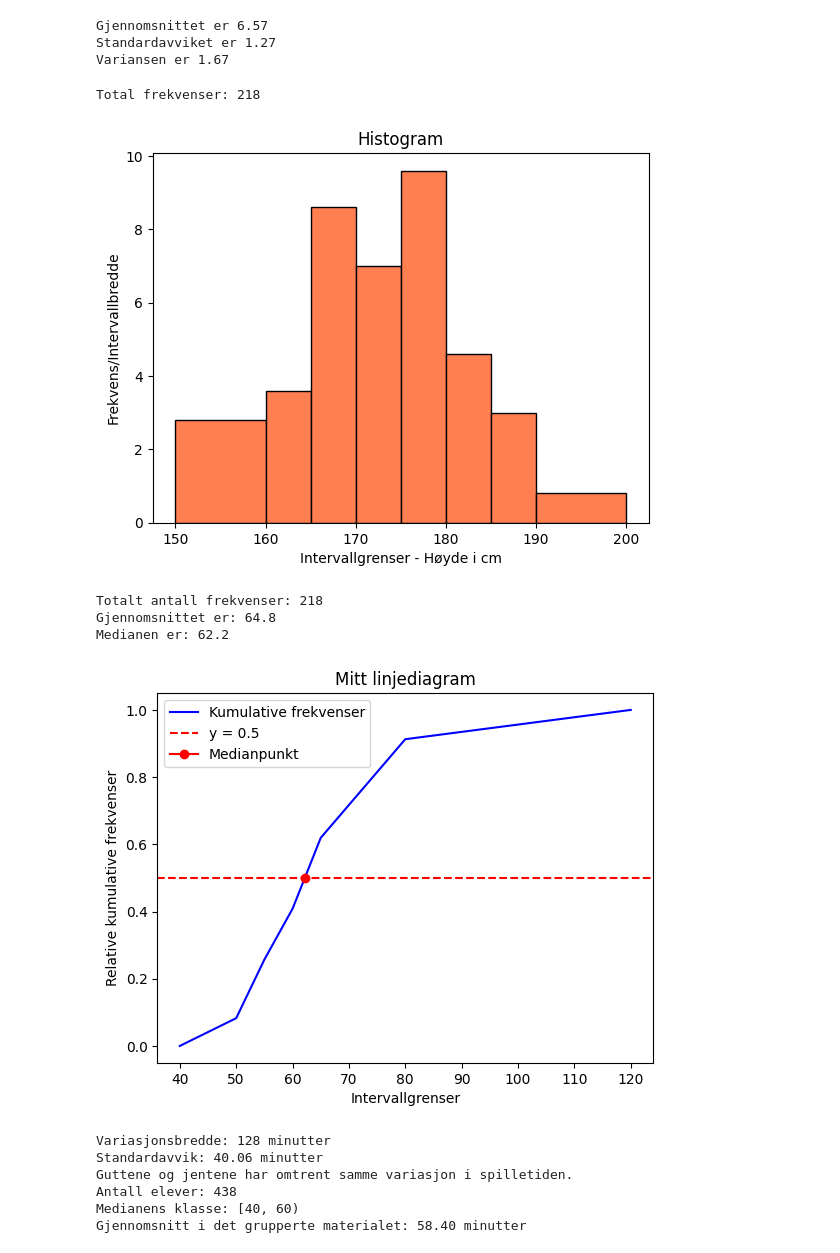
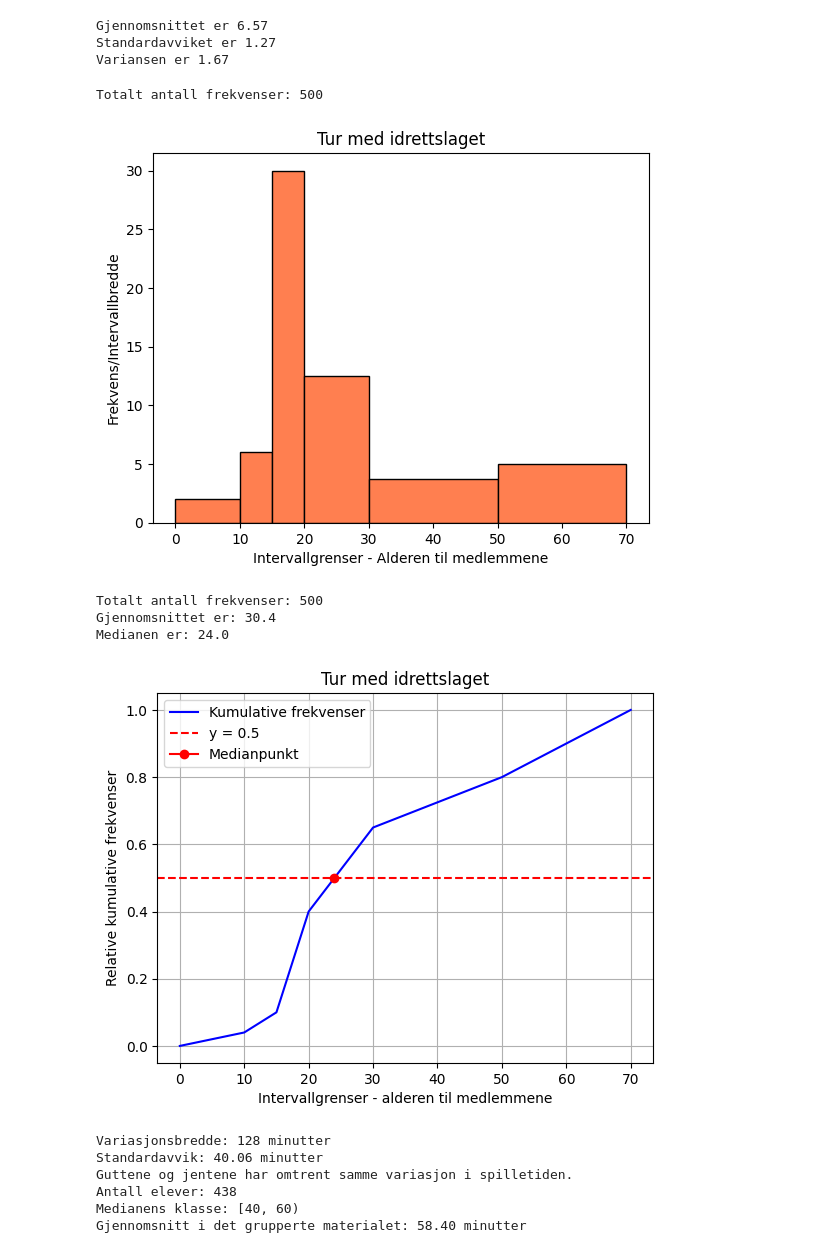
Before and after one commit to hanska91/Matematikk-2P-Y, a Jupyter notebook: Matematikkboka 2P-Y + Litt annet.ipynb, the cells around one changed output. Saved outputs shown, nothing was run; the diff lists cells and outputs as text; code cells hidden in the pictures.

```diff
--- a/Matematikkboka 2P-Y + Litt annet.ipynb
+++ b/Matematikkboka 2P-Y + Litt annet.ipynb
@@ -1887,41 +1921,41 @@ Variansen er 1.67
 # %%
 # Lage histogram
 import matplotlib.pyplot as plt
 
 # Definer dataene
-intervaller = [150, 160, 165, 170, 175, 180, 185, 190, 200]  # Intervallgrensene
-frekvenser = [28, 18, 43, 35, 48, 23, 15, 8]  # Frekvensene
+intervaller = [0, 10, 15, 20, 30, 50, 70]  # Intervallgrensene
+frekvenser = [20, 30, 150, 125, 75, 100]  # Frekvensene
 
 # Regn ut søylehøyder
 soyle_hoyder = []
 for i in range(len(frekvenser)):
     intervall_bredde = intervaller[i+1] - intervaller[i]
     soyle_hoyder.append(frekvenser[i] / intervall_bredde)
 
 # Print ut summen av frekvensene
 total_frekvenser = sum(frekvenser)
 print(f"Totalt antall frekvenser: {total_frekvenser}")
 
 # Plott histogrammet
 plt.bar(intervaller[:-1], soyle_hoyder, width=[intervaller[i+1] - intervaller[i] for i in range(len(frekvenser))], align='edge', edgecolor='black', color='coral')
 
 # Sett label på akser og tittel
-plt.xlabel('Intervallgrenser - Høyde i cm')
+plt.xlabel('Intervallgrenser - Alderen til medlemmene')
 plt.ylabel('Frekvens/Intervallbredde')
-plt.title('Histogram')
+plt.title('Tur med idrettslaget')
 
 # Vis plottet
 plt.show()
 # %% [output]
-Total frekvenser: 218
+Totalt antall frekvenser: 500
-[figure, old version]
+[figure, new version]
 # %%
 # Finne median og gjennomsnitt i ett klassedelt materiale
 import matplotlib.pyplot as plt
 
 # Intervallgrenser og frekvenser
-intervaller = [40, 50, 55, 60, 65, 80, 120]   # Endre disse verdiene til oppgaven din
-frekvenser = [18, 38, 33, 46, 64, 19]         # Endre disse verdiene til oppgaven din
+intervaller = [0, 10, 15, 20, 30, 50, 70]  # Intervallgrensene
+frekvenser = [20, 30, 150, 125, 75, 100]  # Frekvensene
 
 # Finn midtpunktene
 midtpunkter = [(intervaller[i] + intervaller[i+1]) / 2 for i in range(len(intervaller)-1)]
@@ -1972,17 +2006,18 @@ for i in range(len(rel_cumulative_freq)-1):
         break
 
 # Legg til en overskrift
-plt.title("Mitt linjediagram")
-plt.xlabel("Intervallgrenser")
+plt.title("Tur med idrettslaget")
+plt.xlabel("Intervallgrenser - alderen til medlemmene")
 plt.ylabel("Relative kumulative frekvenser")
 plt.legend()
+plt.grid(True)
 print("Medianen er:", round(x, 1))
 plt.show()
 # %% [output]
-Totalt antall frekvenser: 218
-Gjennomsnittet er: 64.8
-Medianen er: 62.2
+Totalt antall frekvenser: 500
+Gjennomsnittet er: 30.4
+Medianen er: 24.0
-[figure, old version]
+[figure, new version]
 # %%
 # Variasjonsbredde, standardavvik, median, gjennomsnitt i ett gruppet materiale
 import numpy as np
```
Also changed, not shown: parts of 19 cells of this notebook.
